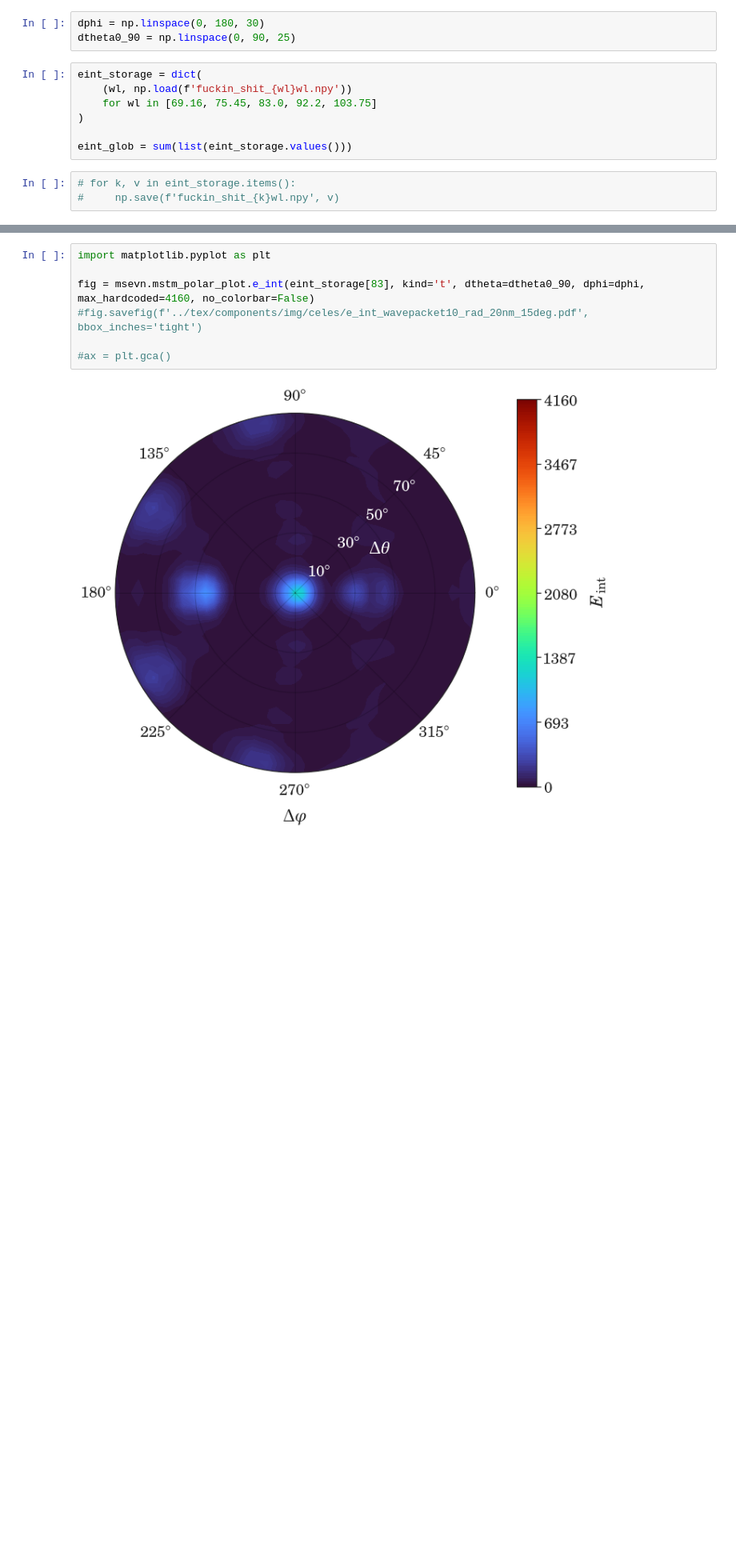
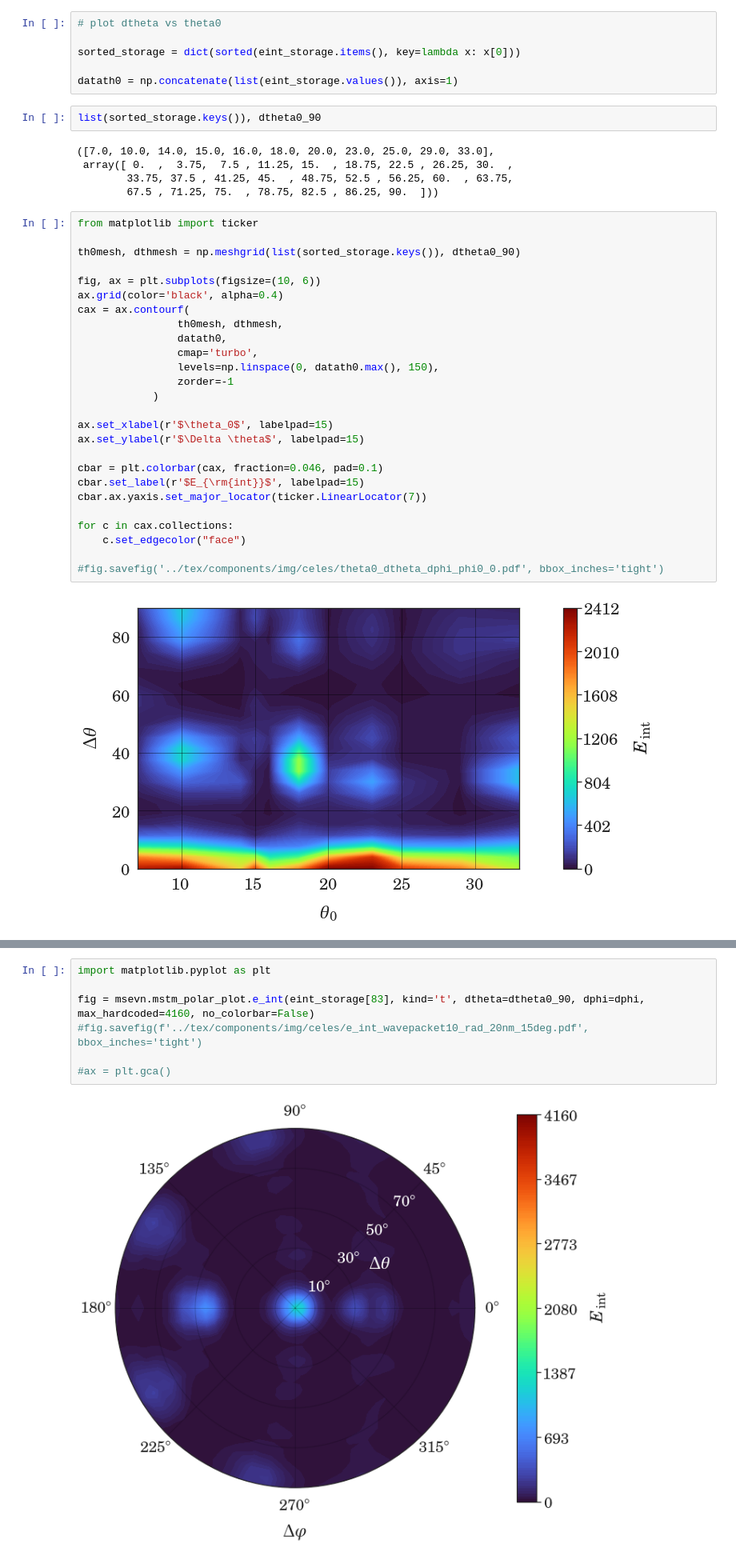
Before and after one commit to Misery7100-Magistracy/Angular-dispersion-boost, a Jupyter notebook: computations/mstm3d.ipynb, the cells around one changed output, grey strips where cells are left out. Shown: that part at 80% size. Saved outputs shown, nothing was run; the diff lists cells and outputs as text; blank space fills up the shorter version.

```diff
--- a/computations/mstm3d.ipynb
+++ b/computations/mstm3d.ipynb
@@ -82,16 +87,44 @@ for fname in files:
     #    )
 
     # eint90_180_global += get_rel_amp(wavelength) * eint90_180
-# %%
-dphi = np.linspace(0, 180, 30)
-dtheta0_90 = np.linspace(0, 90, 25)
-# %%
-eint_storage = dict(
-    (wl, np.load(f'fuckin_shit_{wl}wl.npy'))
-    for wl in [69.16, 75.45, 83.0, 92.2, 103.75]
-)
-
-eint_glob = sum(list(eint_storage.values()))
-# %%
-# for k, v in eint_storage.items():
-#     np.save(f'fuckin_shit_{k}wl.npy', v)
+# %%
+# plot dtheta vs theta0
+
+sorted_storage = dict(sorted(eint_storage.items(), key=lambda x: x[0]))
+
+datath0 = np.concatenate(list(eint_storage.values()), axis=1)
+# %%
+list(sorted_storage.keys()), dtheta0_90
+# %% [output]
+([7.0, 10.0, 14.0, 15.0, 16.0, 18.0, 20.0, 23.0, 25.0, 29.0, 33.0],
+ array([ 0.  ,  3.75,  7.5 , 11.25, 15.  , 18.75, 22.5 , 26.25, 30.  ,
+        33.75, 37.5 , 41.25, 45.  , 48.75, 52.5 , 56.25, 60.  , 63.75,
+        67.5 , 71.25, 75.  , 78.75, 82.5 , 86.25, 90.  ]))
+# %%
+from matplotlib import ticker
+
+th0mesh, dthmesh = np.meshgrid(list(sorted_storage.keys()), dtheta0_90)
+
+fig, ax = plt.subplots(figsize=(10, 6))
+ax.grid(color='black', alpha=0.4)
+cax = ax.contourf(
+                th0mesh, dthmesh,
+                datath0,
+                cmap='turbo',
+                levels=np.linspace(0, datath0.max(), 150),
+                zorder=-1
+            )
+
+ax.set_xlabel(r'$\theta_0$', labelpad=15)
+ax.set_ylabel(r'$\Delta \theta$', labelpad=15)
+
+cbar = plt.colorbar(cax, fraction=0.046, pad=0.1)
+cbar.set_label(r'$E_{\rm{int}}$', labelpad=15)
+cbar.ax.yaxis.set_major_locator(ticker.LinearLocator(7))
+
+for c in cax.collections:
+    c.set_edgecolor("face")
+
+#fig.savefig('../tex/components/img/celes/theta0_dtheta_dphi_phi0_0.pdf', bbox_inches='tight')
+# %% [output]
+[figure, added]
```
Also changed, not shown: parts of 10 cells of this notebook, 33 other files.
